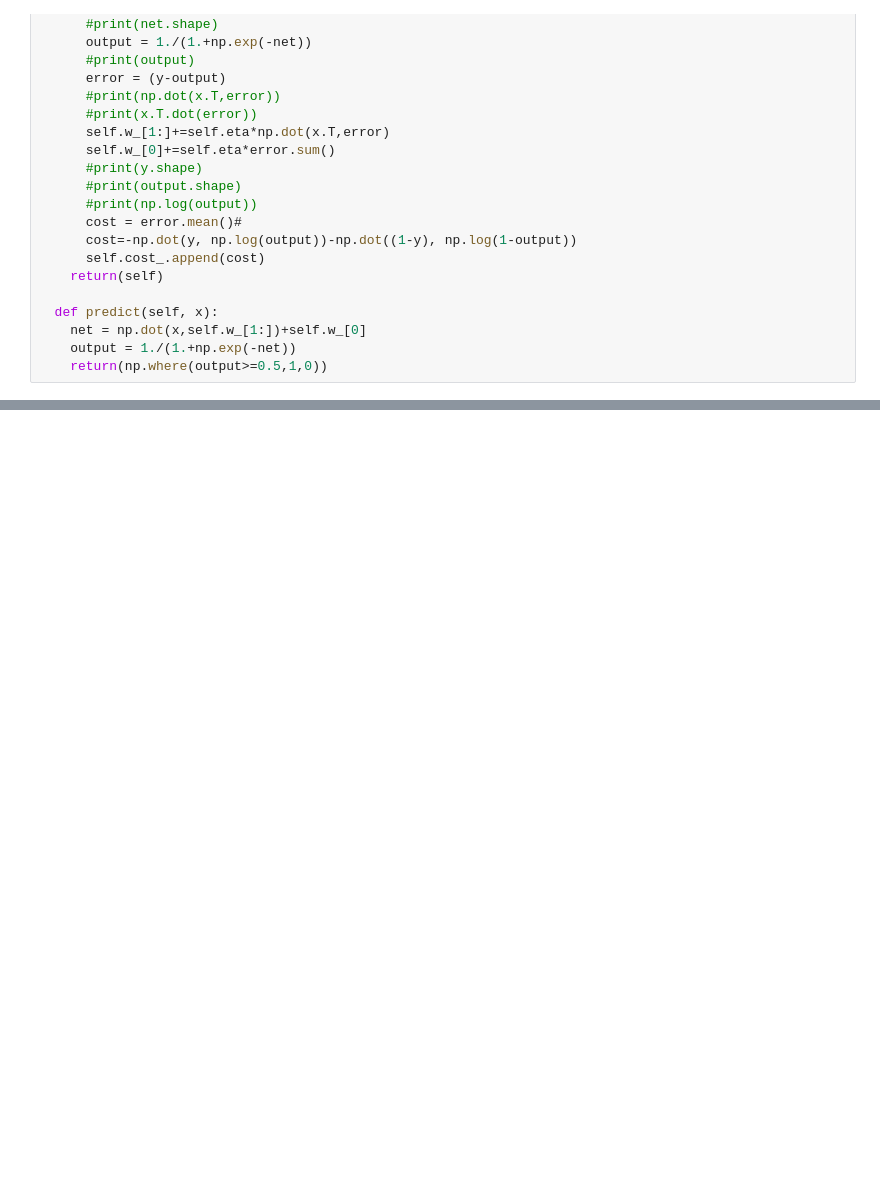
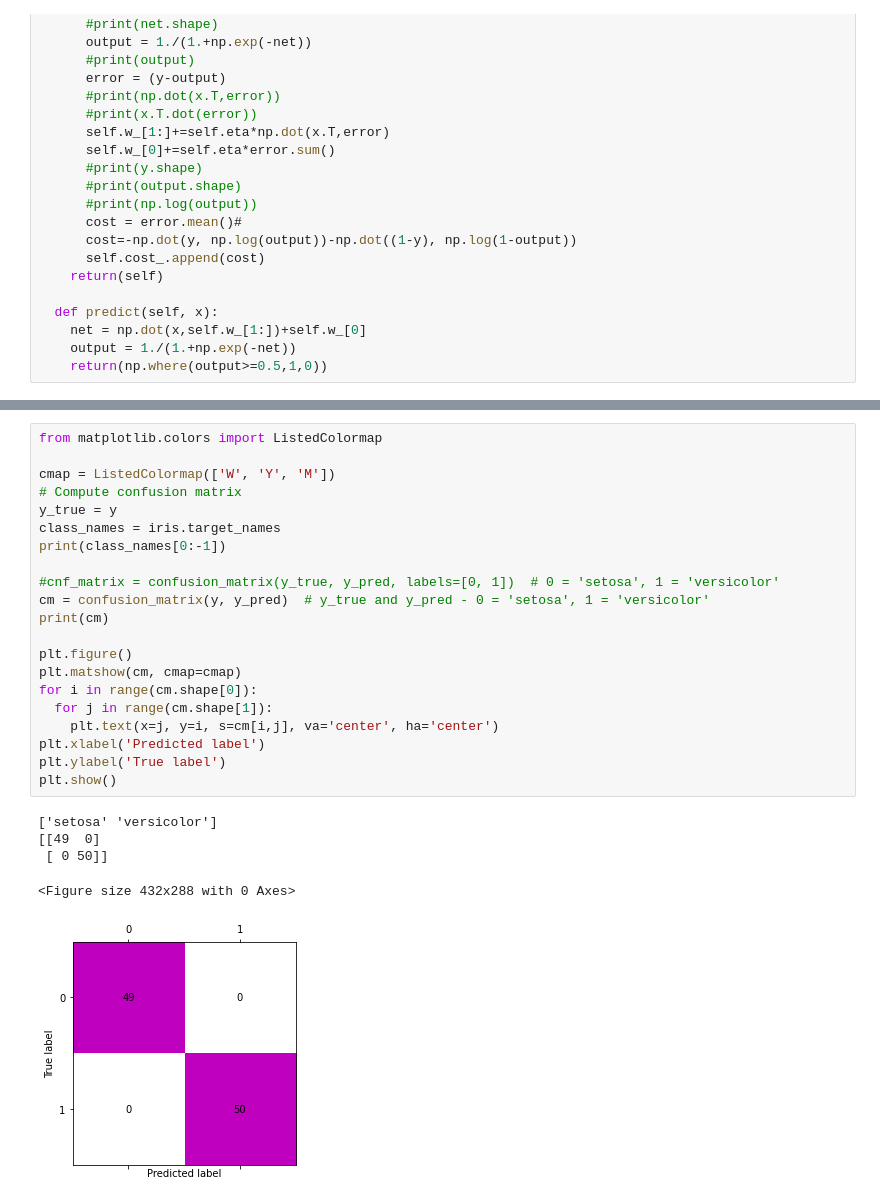
Before and after one commit to ibribr/ML, a Jupyter notebook: logistic_regression_implementation.ipynb, the cells around one changed output, grey strips where cells are left out. Cells and saved outputs as stored; diff of their text form; blank space fills up the shorter version.

```diff
--- a/logistic_regression_implementation.ipynb
+++ b/logistic_regression_implementation.ipynb
@@ -88,0 +92,27 @@ plt.show()
+# %%
+from matplotlib.colors import ListedColormap
+
+cmap = ListedColormap(['W', 'Y', 'M'])
+# Compute confusion matrix
+y_true = y
+class_names = iris.target_names
+print(class_names[0:-1])
+
+#cnf_matrix = confusion_matrix(y_true, y_pred, labels=[0, 1])  # 0 = 'setosa', 1 = 'versicolor'
+cm = confusion_matrix(y, y_pred)  # y_true and y_pred - 0 = 'setosa', 1 = 'versicolor'
+print(cm)
+
+plt.figure()
+plt.matshow(cm, cmap=cmap)
+for i in range(cm.shape[0]):
+  for j in range(cm.shape[1]):
+    plt.text(x=j, y=i, s=cm[i,j], va='center', ha='center')
+plt.xlabel('Predicted label')
+plt.ylabel('True label')
+plt.show()
+# %% [output]
+['setosa' 'versicolor']
+[[49  0]
+ [ 0 50]]
+<Figure size 432x288 with 0 Axes>
+[figure, added]
```
Also changed, not shown: parts of 4 cells of this notebook.
